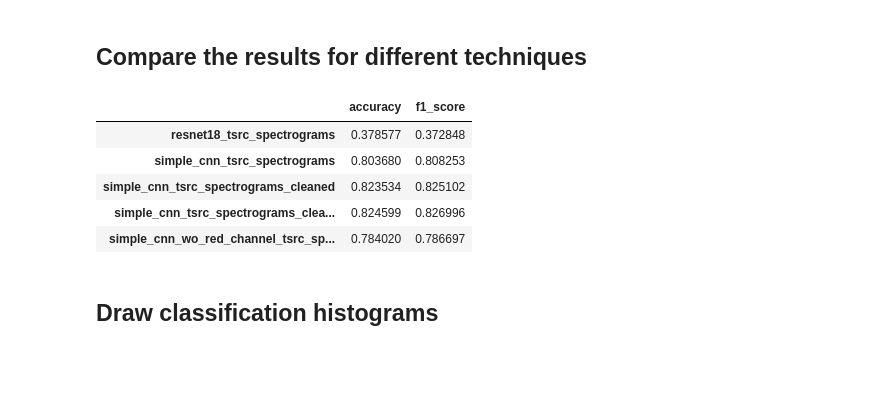
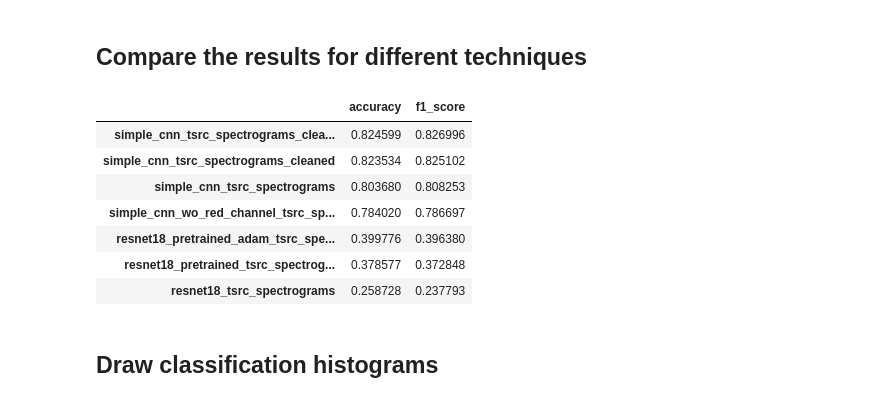
Before and after one commit to pavonism/intro-to-ml, a Jupyter notebook: scripts/ResultsAnalysis.ipynb, the cells around one changed output. Saved outputs shown, nothing was run; the diff lists cells and outputs as text; code cells hidden in the pictures; blank space fills up the shorter version.

Commit message:
Add resnet results

```diff
--- a/scripts/ResultsAnalysis.ipynb
+++ b/scripts/ResultsAnalysis.ipynb
@@ -17,27 +17,29 @@ CLASS_LABELS = os.listdir('../data/tsrc_spectrograms_cleaned/train')
 # %%
 results = {}
 
 for predictions_file in glob.glob(f'{MODELS_PATH}/**/predictions.csv', recursive=True):
     df = pd.read_csv(predictions_file)
     y_true = df["y_true"].values
     y_pred = df["y_pred"].values
 
     accuracy_score = accuracy(y_true, y_pred)
     f1_score_value = f1_score(y_true, y_pred)
     results[Path(predictions_file).parent.stem] = {
         'accuracy': accuracy_score,
         'f1_score': f1_score_value
     }
 
 results_df = pd.DataFrame(results).T
-results_df
+results_df.sort_values(by='f1_score', ascending=False)
 # %% [output]
 |  | accuracy | f1_score |
-| resnet18_tsrc_spectrograms | 0.378577 | 0.372848 |
+| simple_cnn_tsrc_spectrograms_clea... | 0.824599 | 0.826996 |
+| simple_cnn_tsrc_spectrograms_cleaned | 0.823534 | 0.825102 |
 | simple_cnn_tsrc_spectrograms | 0.803680 | 0.808253 |
-| simple_cnn_tsrc_spectrograms_cleaned | 0.823534 | 0.825102 |
-| simple_cnn_tsrc_spectrograms_clea... | 0.824599 | 0.826996 |
 | simple_cnn_wo_red_channel_tsrc_sp... | 0.784020 | 0.786697 |
+| resnet18_pretrained_adam_tsrc_spe... | 0.399776 | 0.396380 |
+| resnet18_pretrained_tsrc_spectrog... | 0.378577 | 0.372848 |
+| resnet18_tsrc_spectrograms | 0.258728 | 0.237793 |
 # %% [markdown]
 ## Draw classification histograms
 # %%
```
Also changed, not shown: parts of 3 cells of this notebook, 3 other files.
